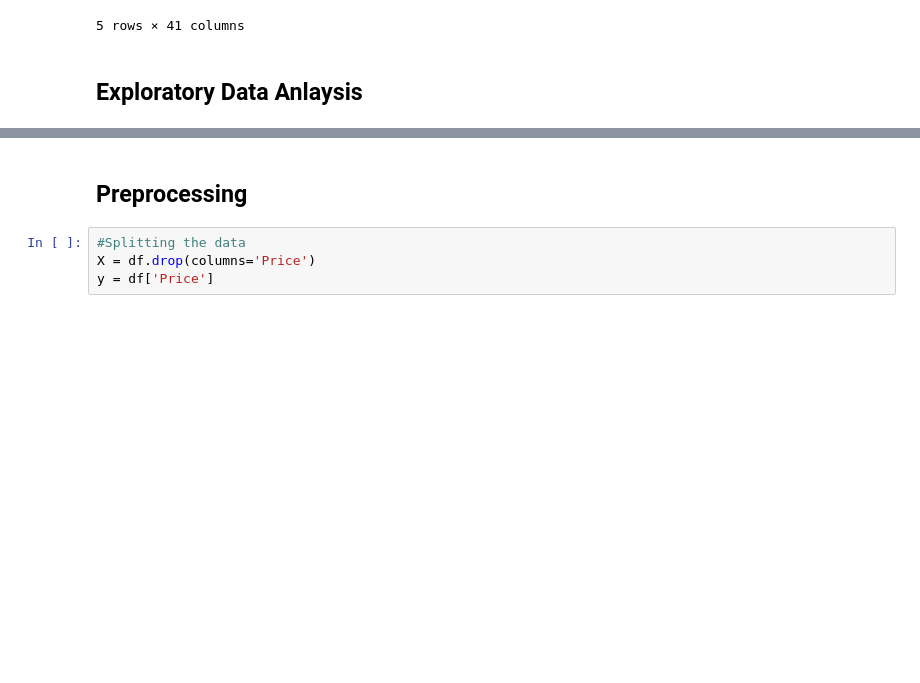
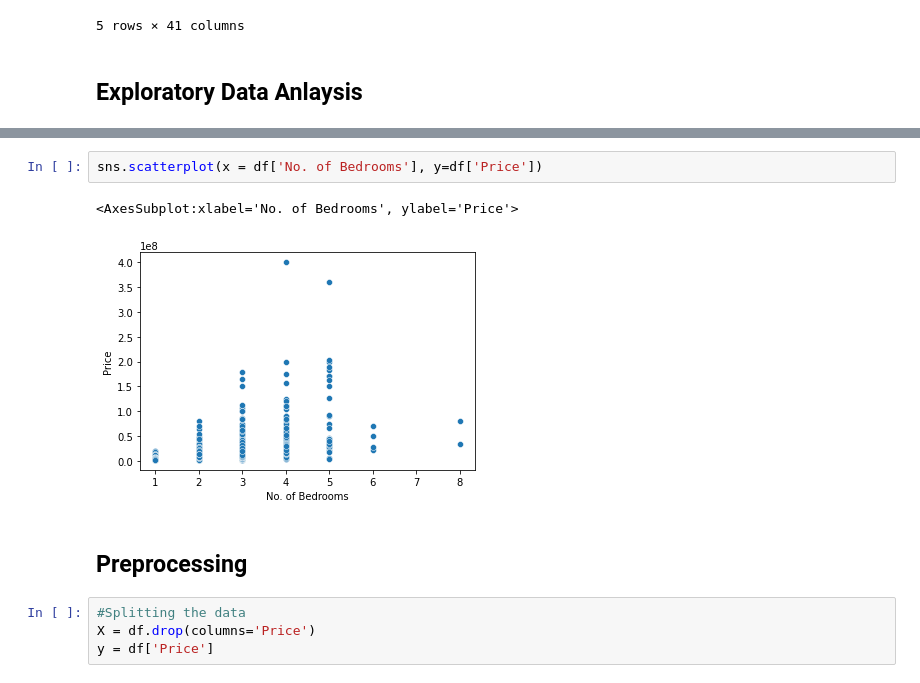
Before and after one commit to rohanstomar11/Machine-Learning, a Jupyter notebook: 8.) Housing Price Prediction/Housing Price Prediction.ipynb, the cells around one changed output, grey strips where cells are left out. Drawn from its saved outputs; the diff is of its cells as text; blank space fills up the shorter version.

```diff
--- a/8.) Housing Price Prediction/Housing Price Prediction.ipynb
+++ b/8.) Housing Price Prediction/Housing Price Prediction.ipynb
@@ -159,3 +164,8 @@ df.head()
+# %%
+sns.scatterplot(x = df['No. of Bedrooms'], y=df['Price'])
+# %% [output]
+<AxesSubplot:xlabel='No. of Bedrooms', ylabel='Price'>
+[figure, added]
 # %% [markdown]
 ## Preprocessing
 # %%
```
Also changed, not shown: parts of 3 cells of this notebook.
